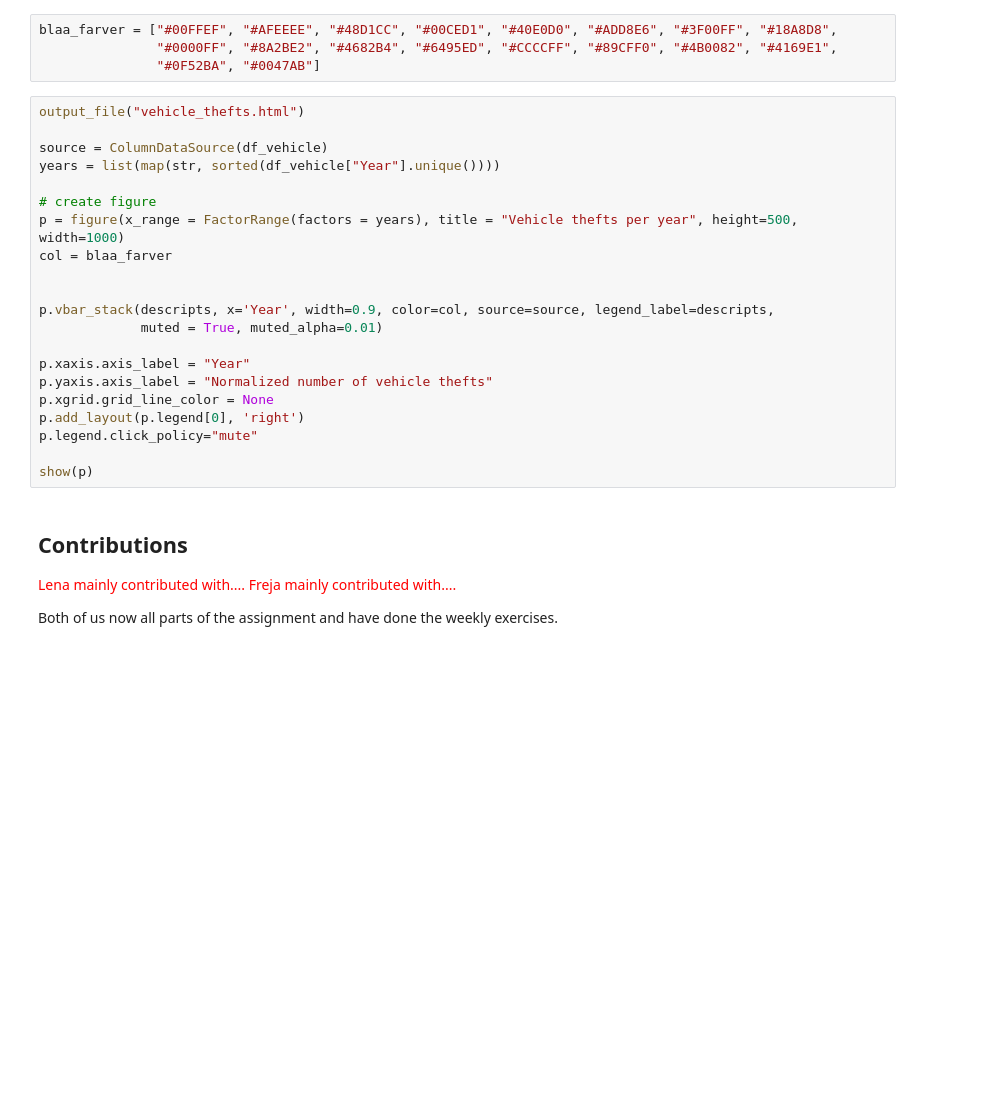
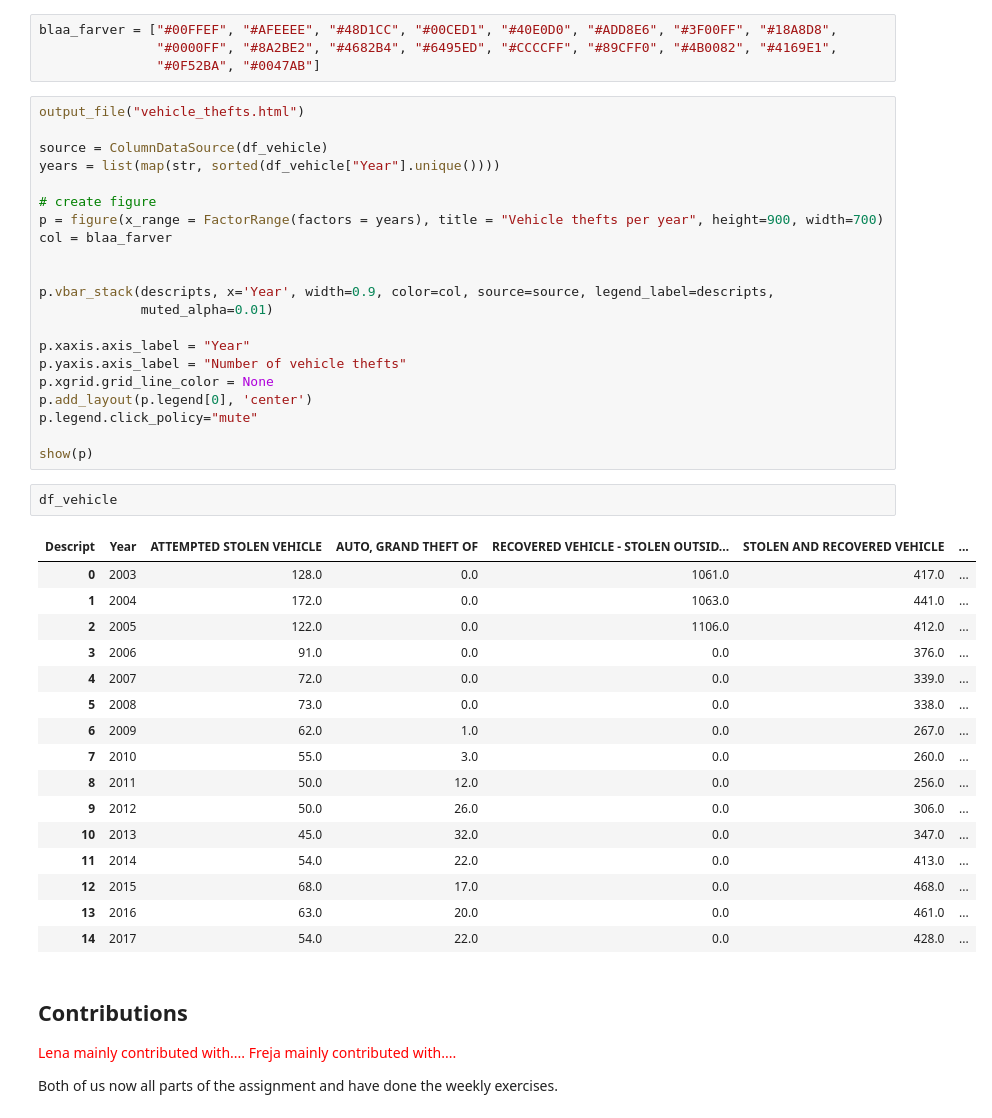
Before and after one commit to frejasarfelt/socialdata2024, a Jupyter notebook: assignments/Assignment2.ipynb, the cells around one changed output. Saved outputs shown, nothing was run; the diff lists cells and outputs as text; blank space fills up the shorter version.

```diff
--- a/assignments/Assignment2.ipynb
+++ b/assignments/Assignment2.ipynb
@@ -85,20 +85,39 @@ source = ColumnDataSource(df_vehicle)
 years = list(map(str, sorted(df_vehicle["Year"].unique())))
 
 # create figure
-p = figure(x_range = FactorRange(factors = years), title = "Vehicle thefts per year", height=500, width=1000)
+p = figure(x_range = FactorRange(factors = years), title = "Vehicle thefts per year", height=900, width=700)
 col = blaa_farver
 
 
 p.vbar_stack(descripts, x='Year', width=0.9, color=col, source=source, legend_label=descripts,
-             muted = True, muted_alpha=0.01)
+             muted_alpha=0.01)
 
 p.xaxis.axis_label = "Year"
-p.yaxis.axis_label = "Normalized number of vehicle thefts"
+p.yaxis.axis_label = "Number of vehicle thefts"
 p.xgrid.grid_line_color = None
-p.add_layout(p.legend[0], 'right')
+p.add_layout(p.legend[0], 'center')
 p.legend.click_policy="mute"
 
 show(p)
+# %%
+df_vehicle
+# %% [output]
+| Descript | Year | ATTEMPTED STOLEN VEHICLE | AUTO, GRAND THEFT OF | RECOVERED VEHICLE - STOLEN OUTSID... | STOLEN AND RECOVERED VEHICLE | ... |
+| 0 | 2003 | 128.0 | 0.0 | 1061.0 | 417.0 | ... |
+| 1 | 2004 | 172.0 | 0.0 | 1063.0 | 441.0 | ... |
+| 2 | 2005 | 122.0 | 0.0 | 1106.0 | 412.0 | ... |
+| 3 | 2006 | 91.0 | 0.0 | 0.0 | 376.0 | ... |
+| 4 | 2007 | 72.0 | 0.0 | 0.0 | 339.0 | ... |
+| 5 | 2008 | 73.0 | 0.0 | 0.0 | 338.0 | ... |
+| 6 | 2009 | 62.0 | 1.0 | 0.0 | 267.0 | ... |
+| 7 | 2010 | 55.0 | 3.0 | 0.0 | 260.0 | ... |
+| 8 | 2011 | 50.0 | 12.0 | 0.0 | 256.0 | ... |
+| 9 | 2012 | 50.0 | 26.0 | 0.0 | 306.0 | ... |
+| 10 | 2013 | 45.0 | 32.0 | 0.0 | 347.0 | ... |
+| 11 | 2014 | 54.0 | 22.0 | 0.0 | 413.0 | ... |
+| 12 | 2015 | 68.0 | 17.0 | 0.0 | 468.0 | ... |
+| 13 | 2016 | 63.0 | 20.0 | 0.0 | 461.0 | ... |
+| 14 | 2017 | 54.0 | 22.0 | 0.0 | 428.0 | ... |
 # %% [markdown]
 ## Contributions
 <span style="color:red">Lena mainly contributed with....
```
Also changed, not shown: 1 other file.
